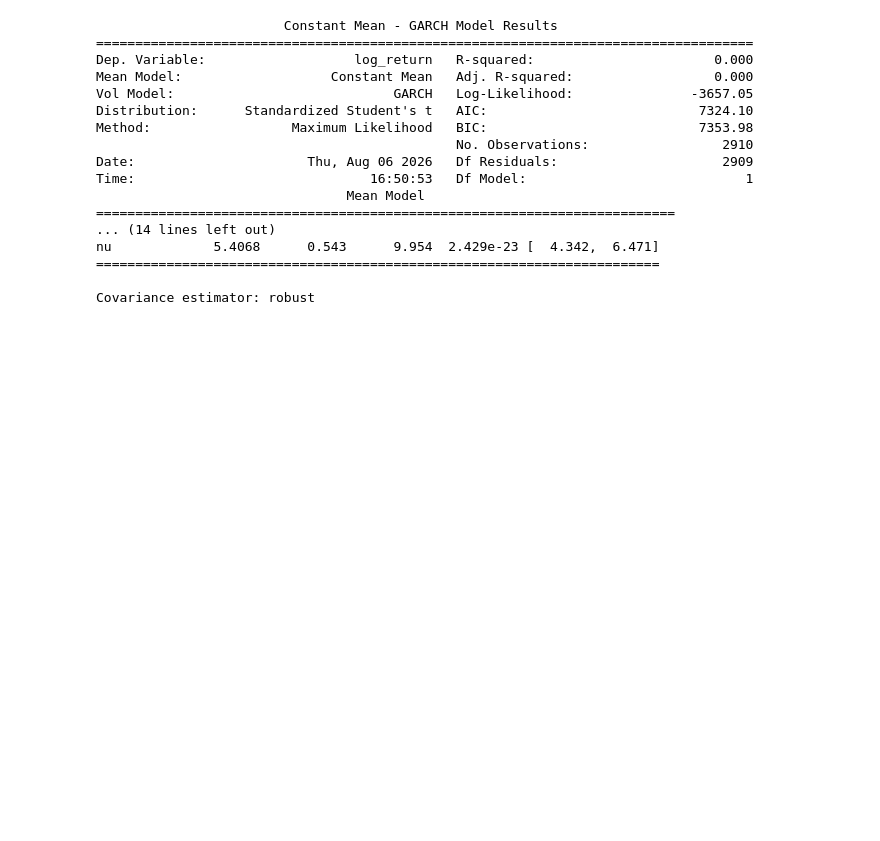
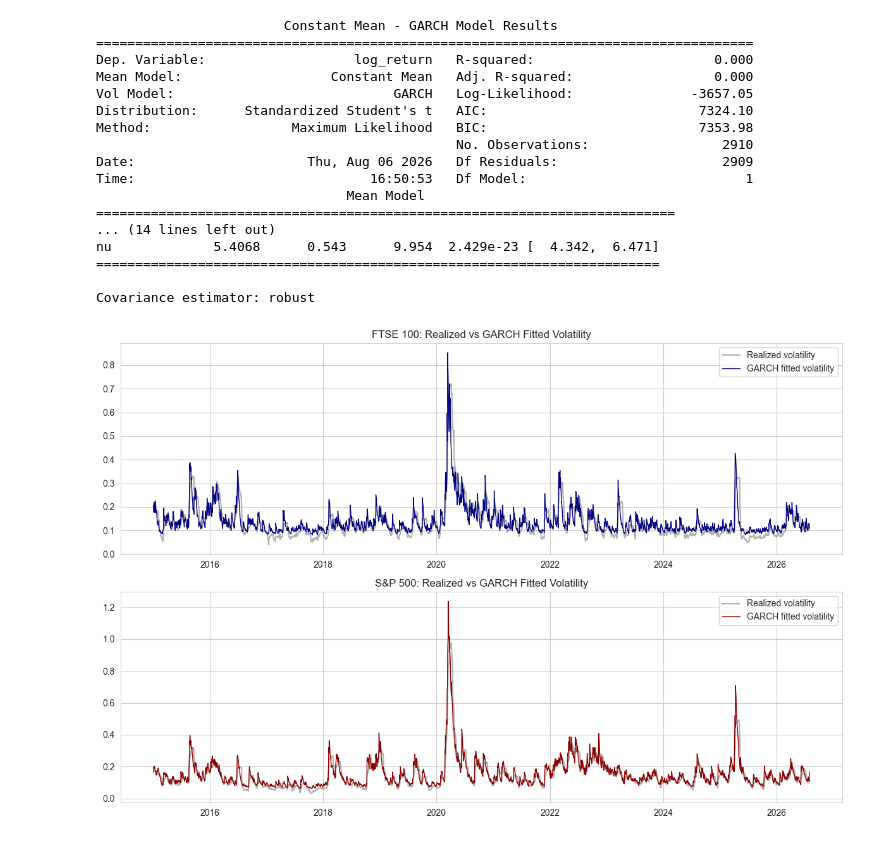
Before and after one commit to MenadiX/volatility-forecasting, a Jupyter notebook: 02_arima_garch_models.ipynb, the cells around one changed output. Saved outputs shown, nothing was run; the diff lists cells and outputs as text; code cells hidden in the pictures; blank space fills up the shorter version.

```diff
--- a/02_arima_garch_models.ipynb
+++ b/02_arima_garch_models.ipynb
@@ -138,3 +138,30 @@ nu             5.4068      0.543      9.954  2.429e-23 [  4.342,  6.471]
 ========================================================================
 
 Covariance estimator: robust
+# %%
+#Extracting fitted volatility and comparing against realized volatility
+
+# Extract GARCH's conditional volatility (undo the *100 scaling, then annualize)
+ftse_garch_vol = fitted_garch_ftse.conditional_volatility / 100 * np.sqrt(252)
+sp500_garch_vol = fitted_garch_sp500.conditional_volatility / 100 * np.sqrt(252)
+
+fig, axes = plt.subplots(2, 1, figsize=(12, 8))
+
+axes[0].plot(ftse.index[-len(ftse_garch_vol):], ftse['volatility_annualized'].iloc[-len(ftse_garch_vol):],
+             label='Realized volatility', color='gray', alpha=0.6)
+axes[0].plot(ftse.index[-len(ftse_garch_vol):], ftse_garch_vol,
+             label='GARCH fitted volatility', color='navy', linewidth=1)
+axes[0].set_title('FTSE 100: Realized vs GARCH Fitted Volatility')
+axes[0].legend()
+
+axes[1].plot(sp500.index[-len(sp500_garch_vol):], sp500['volatility_annualized'].iloc[-len(sp500_garch_vol):],
+             label='Realized volatility', color='gray', alpha=0.6)
+axes[1].plot(sp500.index[-len(sp500_garch_vol):], sp500_garch_vol,
+             label='GARCH fitted volatility', color='darkred', linewidth=1)
+axes[1].set_title('S&P 500: Realized vs GARCH Fitted Volatility')
+axes[1].legend()
+
+plt.tight_layout()
+plt.show()
+# %% [output]
+[figure, added]
```
Also changed, not shown: 1 other file.
